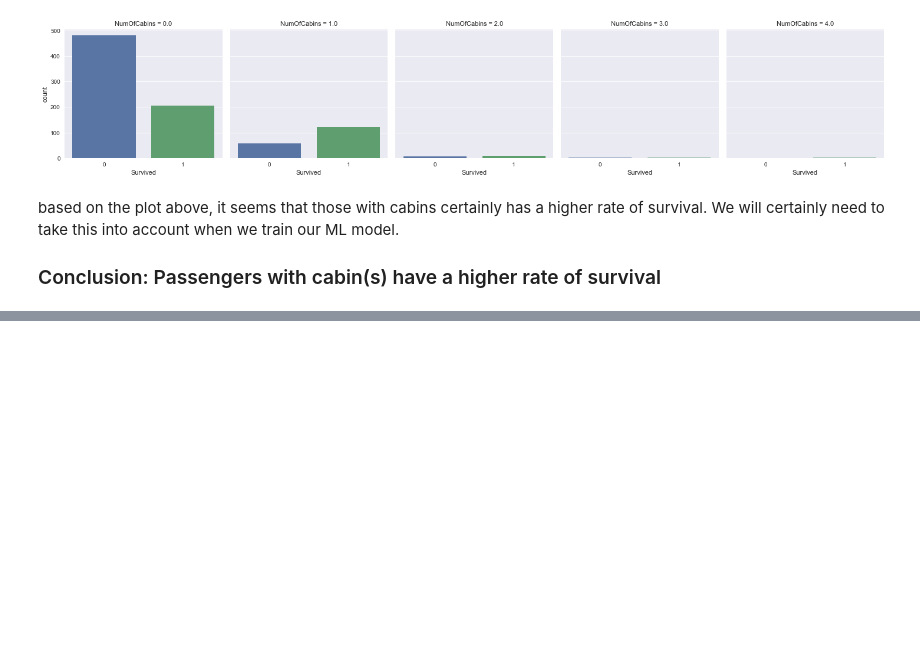
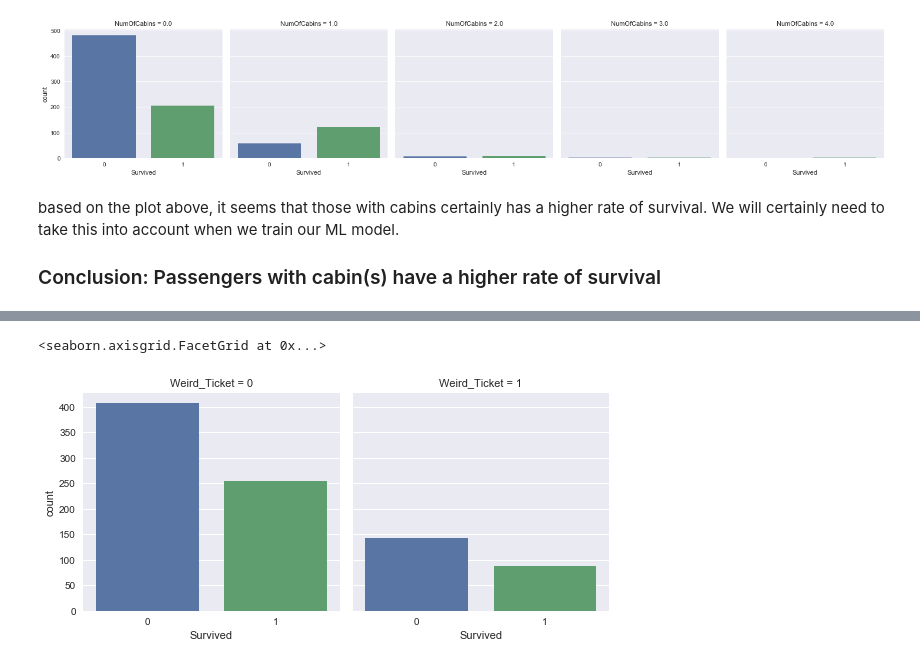
Before and after one commit to boonsiangteh/boonsiangteh.github.io, a Jupyter notebook: Boon_EDA_with_Titanic_Dataset.ipynb, the cells around one changed output, grey strips where cells are left out. Saved outputs shown, nothing was run; the diff lists cells and outputs as text; code cells hidden in the pictures; blank space fills up the shorter version.

```diff
--- a/Boon_EDA_with_Titanic_Dataset.ipynb
+++ b/Boon_EDA_with_Titanic_Dataset.ipynb
@@ -666,0 +687,16 @@ df_train.head()
+# %%
+df_train_copy = df_train.copy()
+# %%
+def matchLetters(string):
+    match = re.search('([a-zA-Z]+)', string)
+    if(match):
+        return 1
+    else:
+        return 0
+# %%
+df_train_copy['Weird_Ticket'] = df_train_copy.Ticket.apply(lambda x : matchLetters(x))
+# %%
+sns.factorplot(data=df_train_copy, col='Weird_Ticket', x='Survived', kind='count')
+# %% [output]
+<seaborn.axisgrid.FacetGrid at 0x...>
+[figure, added]
```
Also changed, not shown: parts of 14 cells of this notebook.
